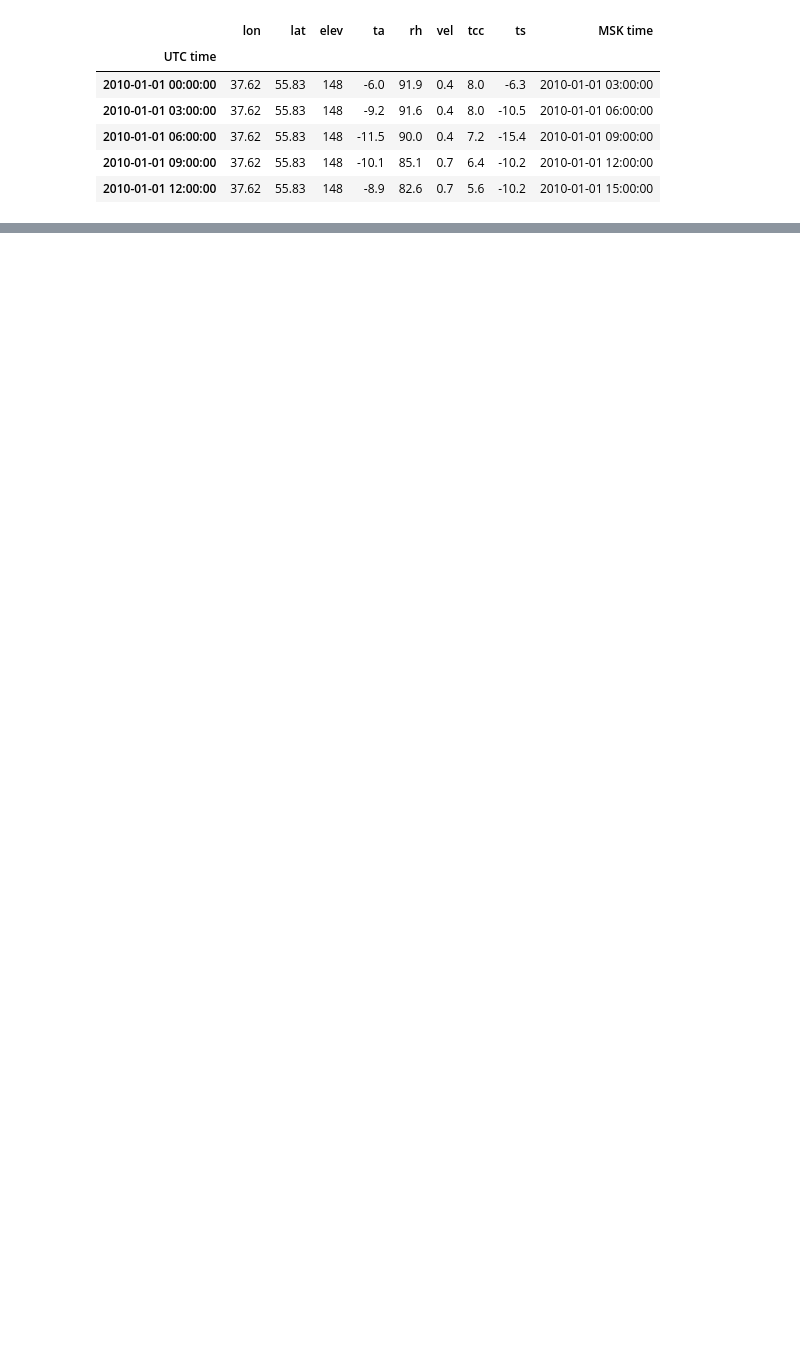
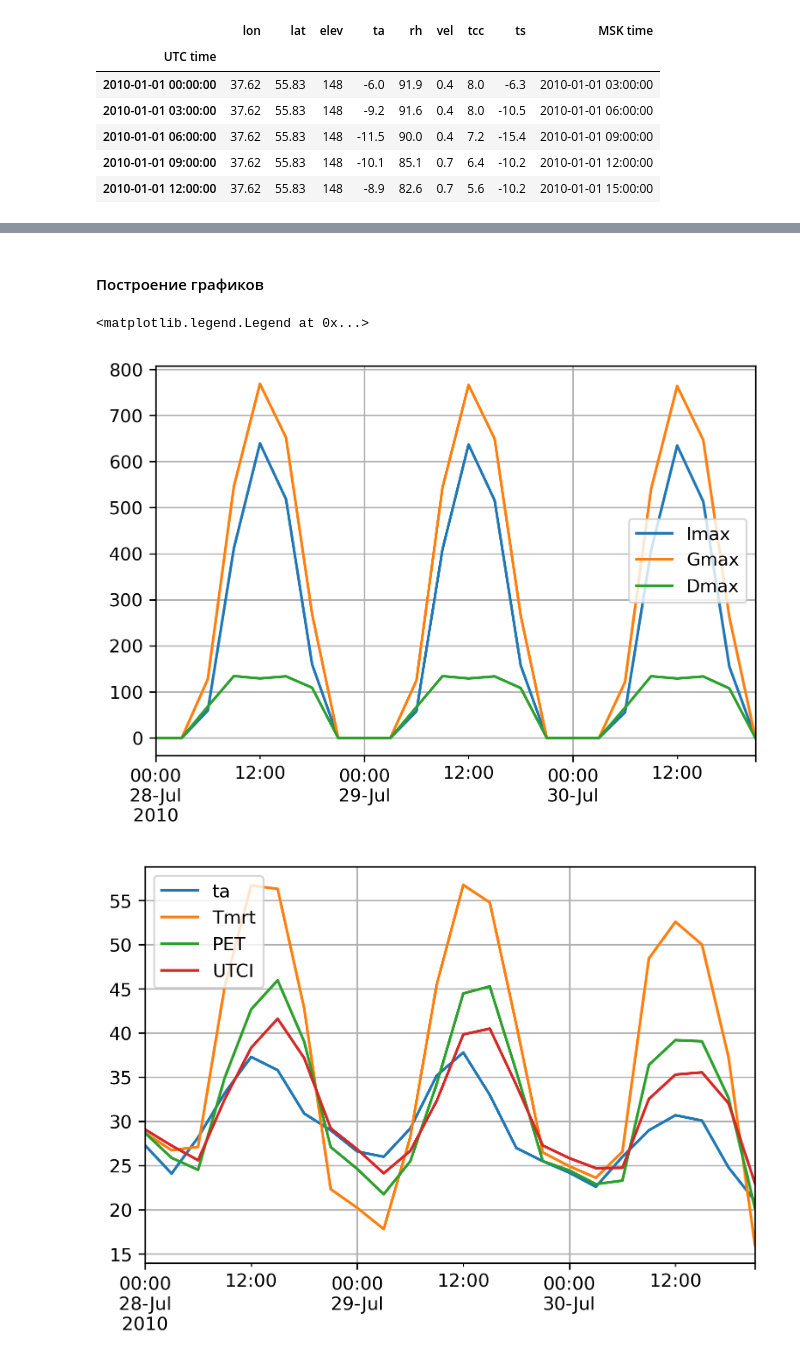
Before and after one commit to mvarentsov/UClim4HSE-2024, a Jupyter notebook: Practice/PW4_example.ipynb, the cells around one changed output, grey strips where cells are left out. Drawn from its saved outputs; the diff is of its cells as text; code cells hidden in the pictures; blank space fills up the shorter version.

```diff
--- a/Practice/PW4_example.ipynb
+++ b/Practice/PW4_example.ipynb
@@ -4,3 +7,6 @@ import numpy as np
 
 import biometeo
 from matplotlib import pyplot as plt
+
+plt.rcParams['figure.dpi'] = 300
+plt.rcParams['savefig.dpi'] = 300
@@ -7,10 +15,10 @@ from matplotlib import pyplot as plt
 # %%
-df = pd.read_table ('PW4_data\Moscow_VDNKh_2010.txt', names = ['date', 'hour', 'lon', 'lat', 'elev', 'ta', 'rh', 'vel', 'tcc', 'ts'])
-df['UTC time'] = [pd.to_datetime (date + ' ' + str (hour), format='%d.%m.%Y %H') for date,hour in zip(df['date'], df['hour'])]
-df['MSK time'] = df['UTC time'] + pd.Timedelta(hours=3)
+data_df = pd.read_table ('PW4_data\Moscow_VDNKh_2010.txt', names = ['date', 'hour', 'lon', 'lat', 'elev', 'ta', 'rh', 'vel', 'tcc', 'ts'])
+data_df['UTC time'] = [pd.to_datetime (date + ' ' + str (hour), format='%d.%m.%Y %H') for date,hour in zip(data_df['date'], data_df['hour'])]
+data_df['MSK time'] = data_df['UTC time'] + pd.Timedelta(hours=3)
 
-df = df.set_index('UTC time').drop(columns = ['date', 'hour'])
-display(df.head())
+data_df = data_df.set_index('UTC time').drop(columns = ['date', 'hour'])
+display(data_df.head())
 # %% [output]
 |  | lon | lat | elev | ta | rh | vel | tcc | ts | MSK time |
 | UTC time |  |  |  |  |  |  |  |  |  |
@@ -66,0 +49,26 @@ plt.legend()
+# %% [markdown]
+#### Построение графиков
+# %%
+
+df2draw = results_df['2010-07-28':'2010-07-30']
+
+
+plt.figure()
+df2draw['Imax'].plot()
+df2draw['Gmax'].plot()
+df2draw['Dmax'].plot()
+plt.grid()
+plt.legend()
+
+plt.figure()
+df2draw['ta'].plot()
+df2draw['Tmrt'].plot()
+df2draw['PET'].plot()
+df2draw['UTCI'].plot()
+
+plt.grid()
+plt.legend()
+# %% [output]
+<matplotlib.legend.Legend at 0x...>
+[figure, added]
+[figure, added]
```
Also changed, not shown: parts of 4 cells of this notebook.
